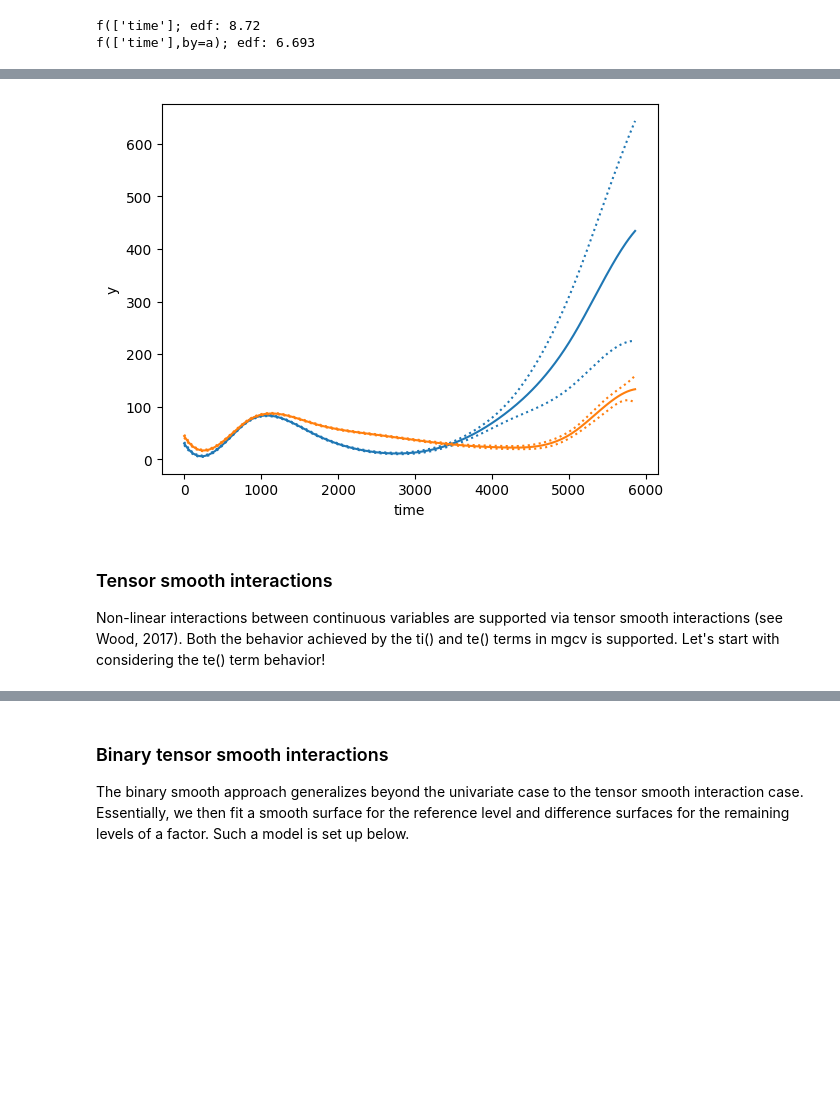
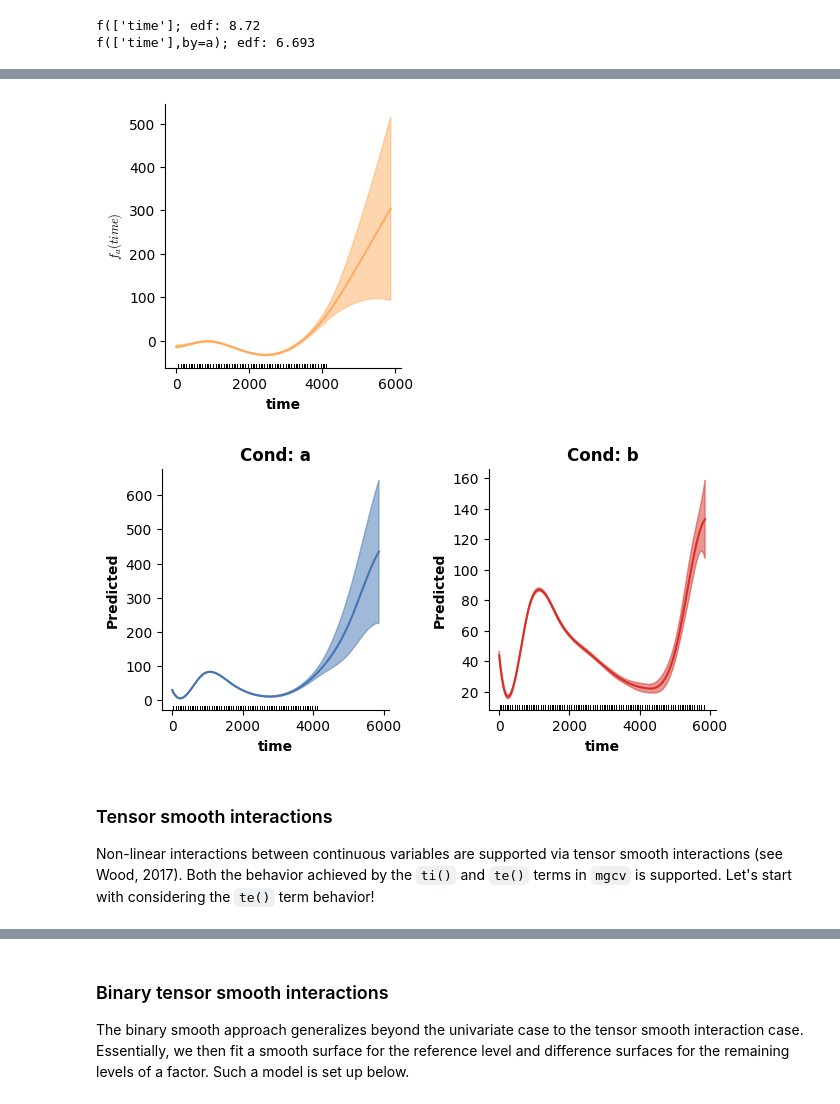
Before and after one commit to JoKra1/mssmViz, a Jupyter notebook: 1) GAMMs.ipynb, the cells around one changed output, grey strips where cells are left out. Saved outputs shown, nothing was run; the diff lists cells and outputs as text; code cells hidden in the pictures; blank space fills up the shorter version.

```diff
--- a/1) GAMMs.ipynb
+++ b/1) GAMMs.ipynb
@@ -6,8 +6,11 @@ import matplotlib.pyplot as plt
 import math
 import matplotlib.cm as cmx
 from mssm.models import *
-from mssm.src.python.compare import GLRT_CDL
+from mssm.src.python.compare import compare_CDL
+from mssmViz.plot import *
+from mssmViz.sim import *
 np.set_printoptions(suppress=True)
 
 nc = 10
 colors = [cmx.tab20(x) for x in np.linspace(0.0,min(0.1*nc,1.0),nc)]
+single_size = 8/2.54
@@ -291,17 +245,0 @@ plt.show()
-# %%
-# However, just the prediction from the second f(time) does look very different
-# now! In fact it represents the difference between the two conditions again!
-time_pred = [t for t in range(0,max(dat["time"]),20)]
-
-new_dat = pd.DataFrame({"cond":["a" for _ in range(len(time_pred))],
-                        "time":time_pred})
-
-# Make prediction using just the first f(time) term!
-pred,_,b = model3.predict([2],new_dat,ci=True,alpha=0.05)
-plt.plot(time_pred,pred,color=colors[1])
-plt.plot(time_pred,pred+b,color=colors[1], linestyle='dotted')
-plt.plot(time_pred,pred-b,color=colors[1], linestyle='dotted')
-
-plt.xlabel("time")
-plt.ylabel("y: cond a - cond b")
-plt.show()
@@ -310,27 +251,34 @@ plt.show()
+# %%
+# However, just the prediction from the second f(time) does look a bit different
+# now! In fact it represents the difference between the two conditions!
+plot(model3,which=[2],fig_size=(single_size,single_size),prov_level_cols=[0.7])
+# %% [output]
+[figure, added]
 # %%
-# If we use all terms we can still predict how y changes over time for both conditions:
+# If we use all terms we can still predict how y changes over time for both conditions! For this
+# we make use of the `plot_fitted` function, which allows to visualize the combined prediction of
+# multiple terms included in the model (again, see the doc string!)
+fig = plt.figure(figsize=(2*single_size,single_size),layout='constrained')
+axs = fig.subplots(1,2,gridspec_kw={"wspace":0.1})
+cols = [0.1,0.9]
+titles = ["Cond: a", "Cond: b"]
+
 for ci,c in enumerate(["a","b"]):
     # Set up some new data for prediction
     time_pred = [t for t in range(0,max(dat["time"]),20)]
 
     new_dat = pd.DataFrame({"cond":[c for _ in range(len(time_pred))],
                             "time":time_pred})
 
-    # Make prediction using all terms in the model - set the first argument to None
-    pred,_,b = model3.predict(None,new_dat,ci=True,alpha=0.05)
-    plt.plot(time_pred,pred,color=colors[ci])
-    plt.plot(time_pred,pred+b,color=colors[ci], linestyle='dotted')
-    plt.plot(time_pred,pred-b,color=colors[ci], linestyle='dotted')
+    plot_fitted(new_dat,["time"],model3,ax=axs[ci],col=cols[ci],use=[0,1,2],title=titles[ci])
 
-plt.xlabel("time")
-plt.ylabel("y")
 plt.show()
 # %% [output]
-[figure, old version]
+[figure, new version]
 # %% [markdown]
 ### Tensor smooth interactions
 
-Non-linear interactions between continuous variables are supported via tensor smooth interactions (see Wood, 2017). Both the behavior achieved by the ti() and te() terms in mgcv is supported. Let's start with considering the te() term behavior!
+Non-linear interactions between continuous variables are supported via tensor smooth interactions (see Wood, 2017). Both the behavior achieved by the `ti()` and `te()` terms in `mgcv` is supported. Let's start with considering the `te()` term behavior!
 # %%
 formula4 = Formula(lhs=lhs("y"), # The dependent variable - here y!
                         terms=[i(), # The intercept, a
```
Also changed, not shown: parts of 105 cells of this notebook, 11 other files.
